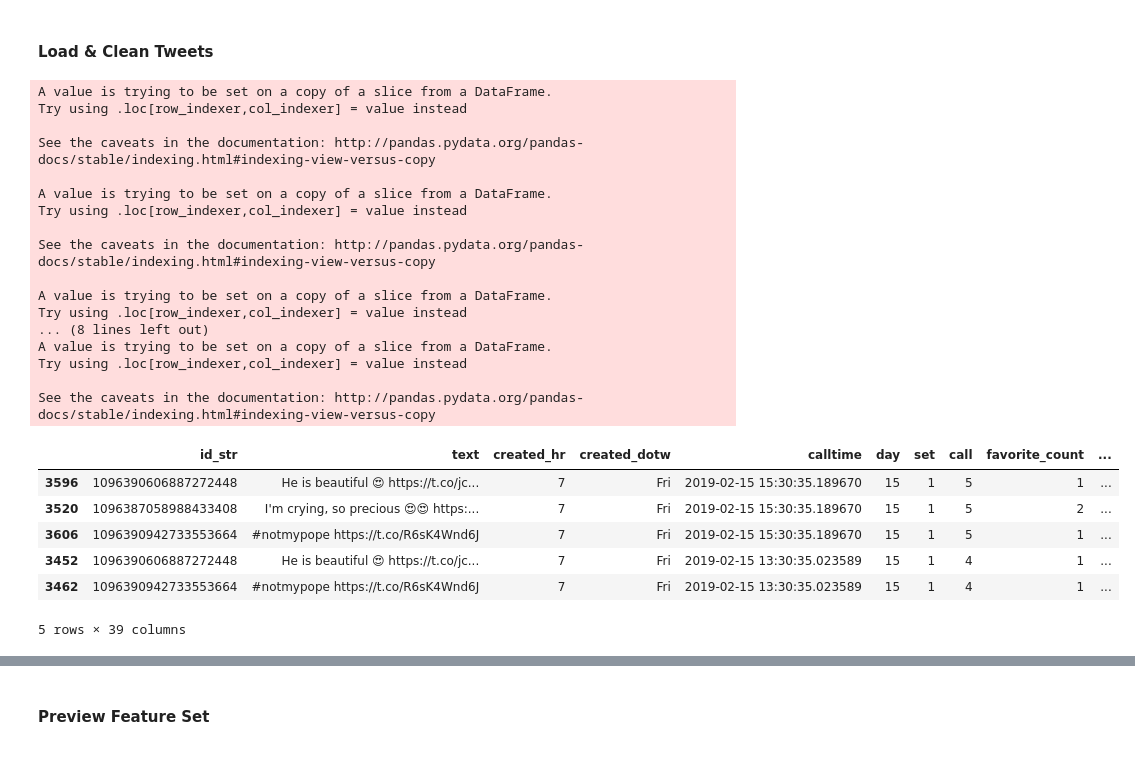
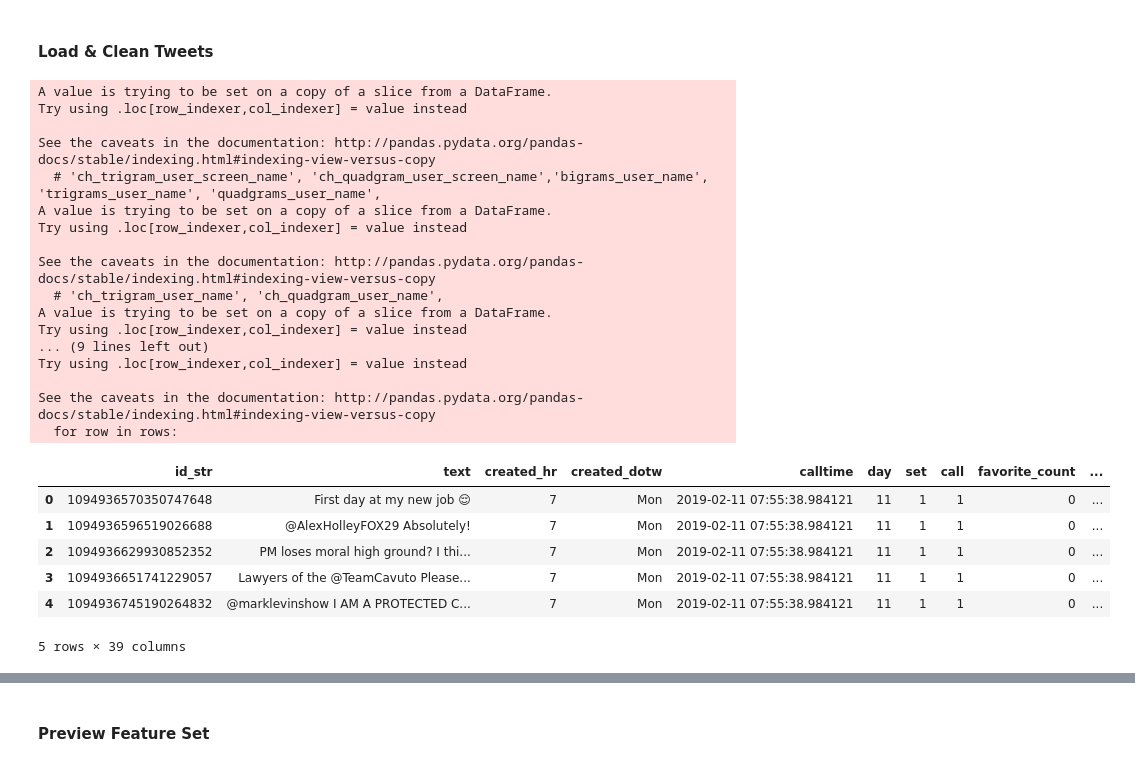
Before and after one commit to jdecke71/tw_net, a Jupyter notebook: notebooks/analysis_week1.ipynb, the cells around one changed output, grey strips where cells are left out. Saved outputs shown, nothing was run; the diff lists cells and outputs as text; code cells hidden in the pictures.

```diff
--- a/notebooks/analysis_week1.ipynb
+++ b/notebooks/analysis_week1.ipynb
@@ -14,39 +14,40 @@
 # %%
 '''
 Enter days/sets/calls combination to select
 one or more sets of tweets to be returned as dataframe.
 
 Ex. All tweets from day 16
 '''
 days = [11,12,13,14,15,16,17]
-sets = [1]
-calls = [1]
+sets = [1,2,3,4,5,6]
+calls = [1,2,3,4,5]
+tweets_per_call = 25
 
-df = TweetsToDataframe(days,sets,calls,useWeights=False)
+df = TweetsToDataframe(days,sets,calls,tweets_per_call,useWeights=False)
 
 df.head()
 # %% [output]
 A value is trying to be set on a copy of a slice from a DataFrame.
 Try using .loc[row_indexer,col_indexer] = value instead
 
 See the caveats in the documentation: http://pandas.pydata.org/pandas-docs/stable/indexing.html#indexing-view-versus-copy
-
+  # 'ch_trigram_user_screen_name', 'ch_quadgram_user_screen_name','bigrams_user_name', 'trigrams_user_name', 'quadgrams_user_name',
 A value is trying to be set on a copy of a slice from a DataFrame.
 Try using .loc[row_indexer,col_indexer] = value instead
 
 See the caveats in the documentation: http://pandas.pydata.org/pandas-docs/stable/indexing.html#indexing-view-versus-copy
-
+  # 'ch_trigram_user_name', 'ch_quadgram_user_name',
 A value is trying to be set on a copy of a slice from a DataFrame.
 Try using .loc[row_indexer,col_indexer] = value instead
-... (8 lines left out)
-A value is trying to be set on a copy of a slice from a DataFrame.
+... (9 lines left out)
 Try using .loc[row_indexer,col_indexer] = value instead
 
 See the caveats in the documentation: http://pandas.pydata.org/pandas-docs/stable/indexing.html#indexing-view-versus-copy
+  for row in rows:
 |  | id_str | text | created_hr | created_dotw | calltime | day | set | call | favorite_count | ... |
-| 3596 | 1096390606887272448 | He is beautiful 😍 https://t.co/jc... | 7 | Fri | 2019-02-15 15:30:35.189670 | 15 | 1 | 5 | 1 | ... |
-| 3520 | 1096387058988433408 | I'm crying, so precious 😍😍 https:... | 7 | Fri | 2019-02-15 15:30:35.189670 | 15 | 1 | 5 | 2 | ... |
-| 3606 | 1096390942733553664 | #notmypope https://t.co/R6sK4Wnd6J | 7 | Fri | 2019-02-15 15:30:35.189670 | 15 | 1 | 5 | 1 | ... |
-| 3452 | 1096390606887272448 | He is beautiful 😍 https://t.co/jc... | 7 | Fri | 2019-02-15 13:30:35.023589 | 15 | 1 | 4 | 1 | ... |
-| 3462 | 1096390942733553664 | #notmypope https://t.co/R6sK4Wnd6J | 7 | Fri | 2019-02-15 13:30:35.023589 | 15 | 1 | 4 | 1 | ... |
+| 0 | 1094936570350747648 | First day at my new job 😌 | 7 | Mon | 2019-02-11 07:55:38.984121 | 11 | 1 | 1 | 0 | ... |
+| 1 | 1094936596519026688 | @AlexHolleyFOX29 Absolutely! | 7 | Mon | 2019-02-11 07:55:38.984121 | 11 | 1 | 1 | 0 | ... |
+| 2 | 1094936629930852352 | PM loses moral high ground? I thi... | 7 | Mon | 2019-02-11 07:55:38.984121 | 11 | 1 | 1 | 0 | ... |
+| 3 | 1094936651741229057 | Lawyers of the @TeamCavuto Please... | 7 | Mon | 2019-02-11 07:55:38.984121 | 11 | 1 | 1 | 0 | ... |
+| 4 | 1094936745190264832 | @marklevinshow I AM A PROTECTED C... | 7 | Mon | 2019-02-11 07:55:38.984121 | 11 | 1 | 1 | 0 | ... |
 5 rows × 39 columns
```
Also changed, not shown: parts of 33 cells of this notebook, 21 other files.
